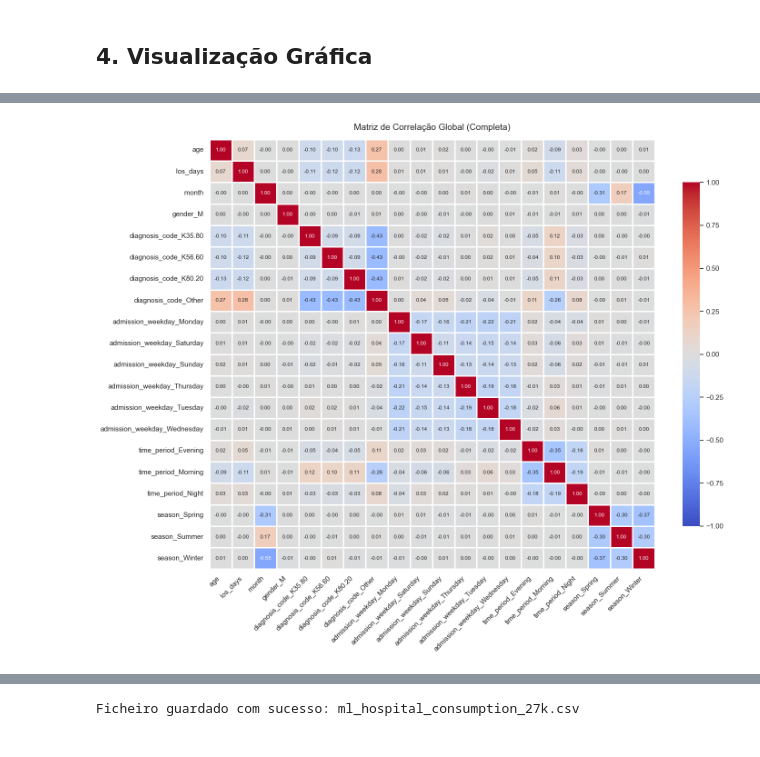
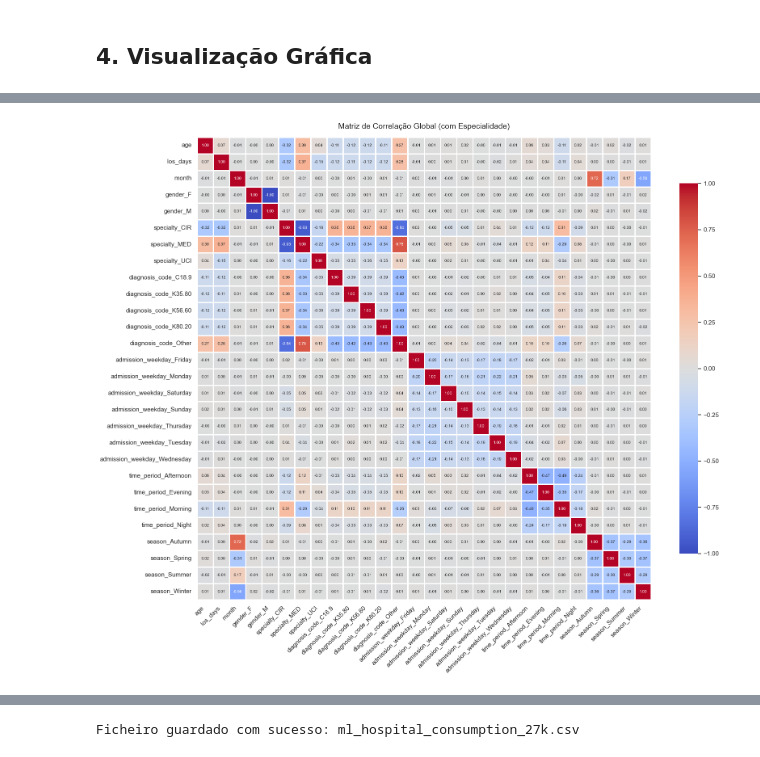
Before and after one commit to carolina242408/PatientFlow, a Jupyter notebook: patient-flow-intelligence/algorithms/datasetgenerator/data_analysis .ipynb, the cells around one changed output, grey strips where cells are left out. Drawn from its saved outputs; the diff is of its cells as text; code cells hidden in the pictures.

```diff
--- a/patient-flow-intelligence/algorithms/datasetgenerator/data_analysis .ipynb
+++ b/patient-flow-intelligence/algorithms/datasetgenerator/data_analysis .ipynb
@@ -217,41 +236,45 @@ if df is not None:
 # %%
 if df is not None:
-    # 1. Manter os 4 diagnósticos mais frequentes e agrupar os restantes em 'Other'
     df_clean = df.copy()
+
+    # 1. Manter os 4 diagnósticos mais frequentes e agrupar o resto em 'Other'
     top_4_diag = df_clean['diagnosis_code'].value_counts().head(4).index
     df_clean['diagnosis_code'] = df_clean['diagnosis_code'].apply(
         lambda x: x if x in top_4_diag else 'Other'
     )
 
-    # 2. Converter variáveis categóricas em One-Hot Encoding (dummy variables)
-    df_encoded = pd.get_dummies(df_clean, drop_first=True)
+    # 2. Converter variáveis categóricas sem eliminar a primeira categoria
+    df_encoded = pd.get_dummies(df_clean)
 
     # 3. Calcular a matriz de correlação completa
     corr = df_encoded.corr()
 
-    # 4. Configurar a figura em tamanho adequado para visualização
-    plt.figure(figsize=(15, 12))
+    # 4. Ajustar dinamicamente o tamanho da figura consoante o número de variáveis
+    n_vars = len(corr.columns)
+    plt.figure(figsize=(max(12, n_vars * 0.6), max(10, n_vars * 0.5)))
 
-    # 5. Desenhar o heatmap quadrado (sem máscara)
+    # 5. Desenhar o heatmap
     sns.heatmap(
         corr,
         annot=True,
-        fmt=".2f",
-        annot_kws={"size": 8.5},
-        cmap="coolwarm",
+        fmt='.2f',
+        annot_kws={'size': max(6, 10 - n_vars * 0.1)},
+        cmap='coolwarm',
         vmin=-1.0,
         vmax=1.0,
         linewidths=0.8,
-        linecolor="white",
-        cbar_kws={"shrink": 0.8}
+        linecolor='white',
+        cbar_kws={'shrink': 0.8},
     )
 
-    plt.title("Matriz de Correlação Global (Completa)", fontsize=14, pad=15)
-    plt.xticks(rotation=45, ha="right")
+    plt.title(
+        'Matriz de Correlação Global (com Especialidade)', fontsize=14, pad=15
+    )
+    plt.xticks(rotation=45, ha='right')
     plt.yticks(rotation=0)
     plt.tight_layout()
     plt.show()
 # %% [output]
-[figure, old version]
+[figure, new version]
 # %%
 import scipy.stats as stats
```
Also changed, not shown: parts of 4 cells of this notebook, 4 other files.
